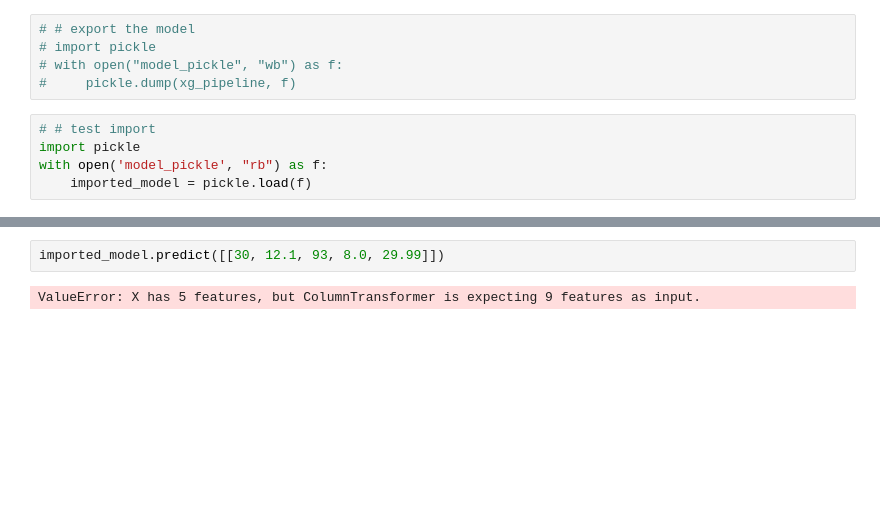
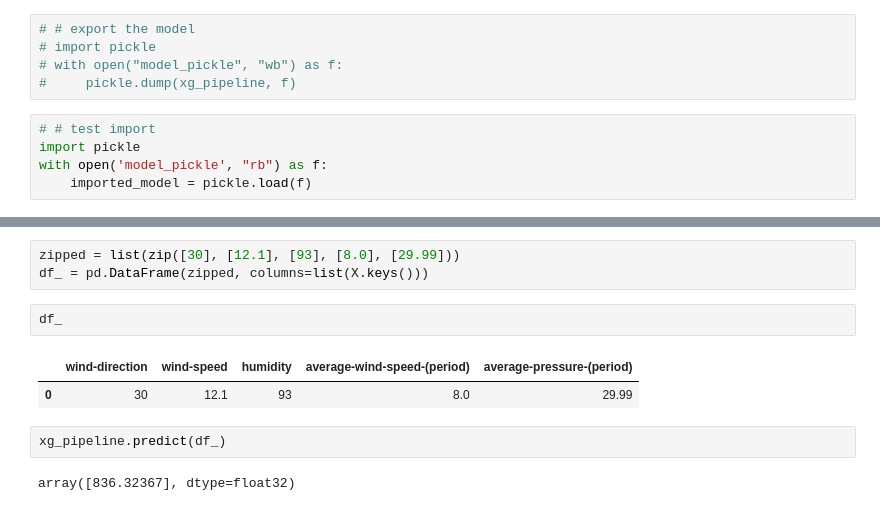
Before and after one commit to Agnij-Moitra/solar-sight, a Jupyter notebook: train.ipynb, the cells around one changed output, grey strips where cells are left out. Cells and saved outputs as stored; diff of their text form; blank space fills up the shorter version.

```diff
--- a/train.ipynb
+++ b/train.ipynb
@@ -293,4 +287,12 @@ R2 Score:  0.9908341264470518
 # %%
-imported_model.predict([[30, 12.1, 93, 8.0, 29.99]])
+zipped = list(zip([30], [12.1], [93], [8.0], [29.99]))
+df_ = pd.DataFrame(zipped, columns=list(X.keys()))
-# %% [output]
-ValueError: X has 5 features, but ColumnTransformer is expecting 9 features as input.
+# %%
+df_
+# %% [output]
+|  | wind-direction | wind-speed | humidity | average-wind-speed-(period) | average-pressure-(period) |
+| 0 | 30 | 12.1 | 93 | 8.0 | 29.99 |
+# %%
+xg_pipeline.predict(df_)
+# %% [output]
+array([836.32367], dtype=float32)
```
Also changed, not shown: parts of 8 cells of this notebook.
